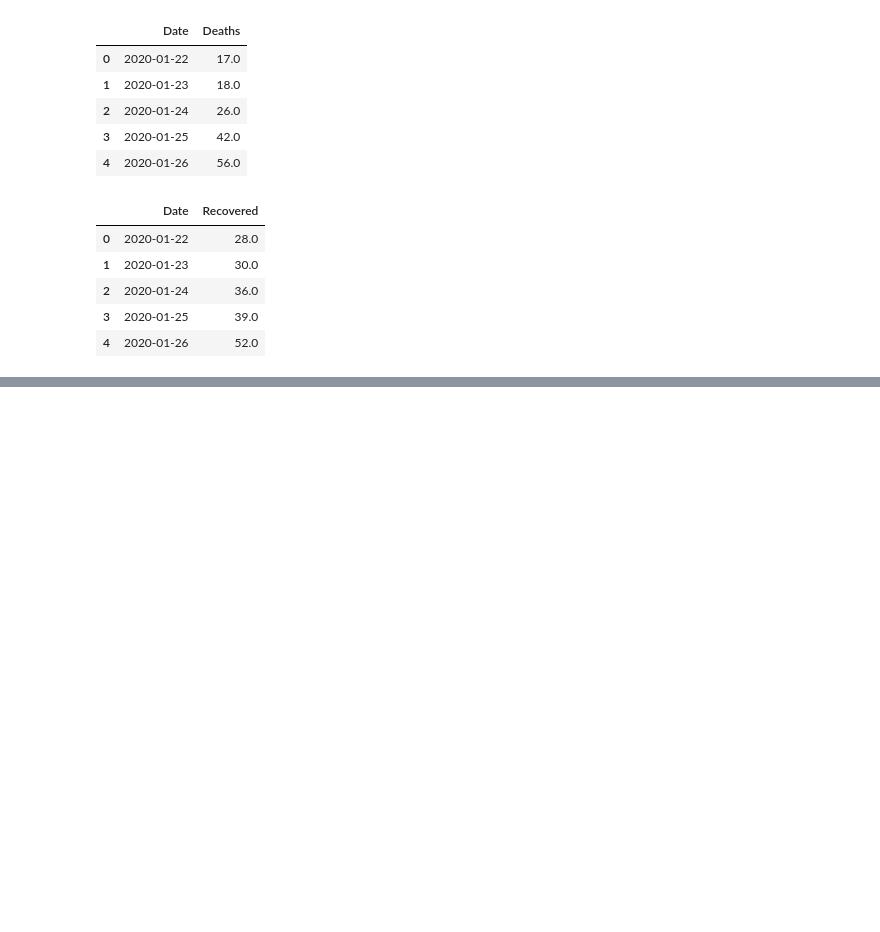
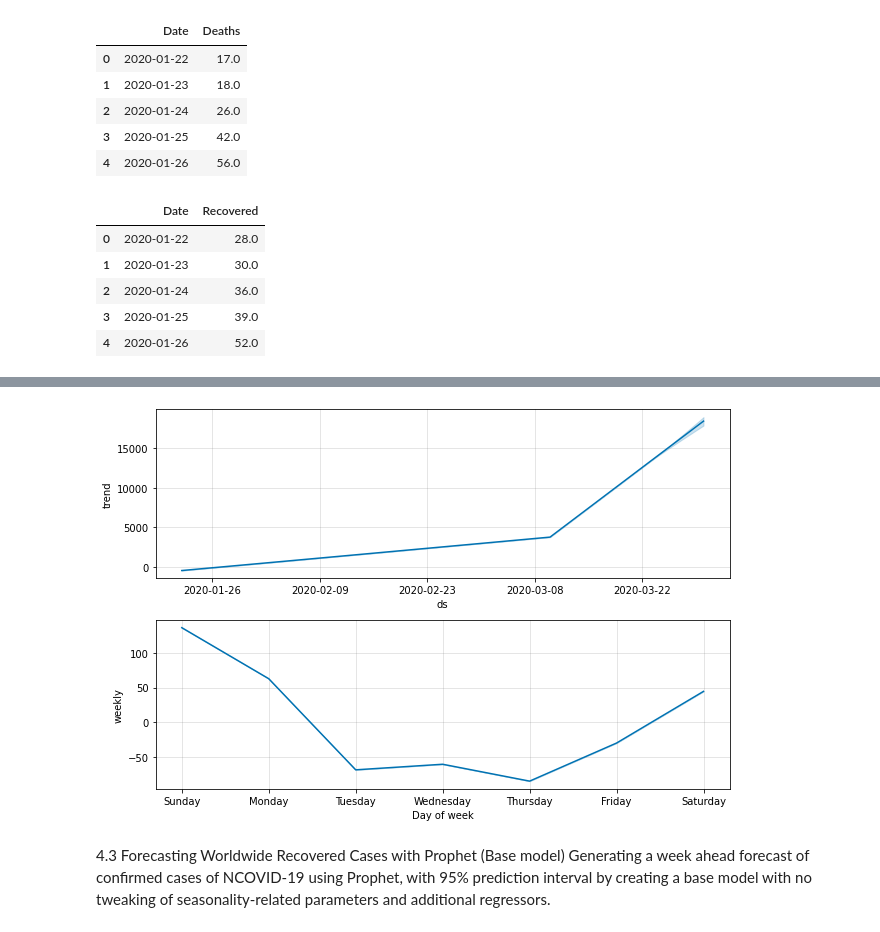
Before and after one commit to krGaurav310/AllColabProjects, a Jupyter notebook: Covid_19_Predictions.ipynb, the cells around one changed output, grey strips where cells are left out. Cells and saved outputs as stored; diff of their text form; code cells hidden in the pictures; blank space fills up the shorter version.

```diff
--- a/Covid_19_Predictions.ipynb
+++ b/Covid_19_Predictions.ipynb
@@ -526,0 +658,7 @@ fig.show()
+# %%
+deaths_forecast_plot = m.plot_components(forecast)
+# %% [output]
+[figure, added]
+# %% [markdown]
+4.3 Forecasting Worldwide Recovered Cases with Prophet (Base model)
+Generating a week ahead forecast of confirmed cases of NCOVID-19 using Prophet, with 95% prediction interval by creating a base model with no tweaking of seasonality-related parameters and additional regressors.
```
Also changed, not shown: parts of 33 cells of this notebook.
